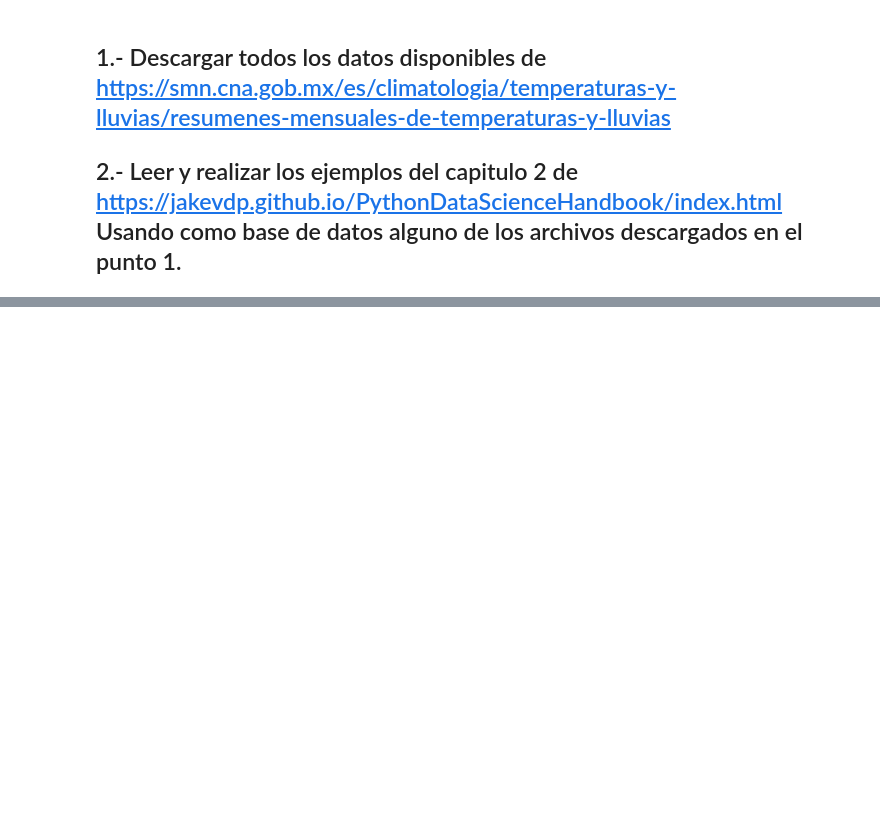
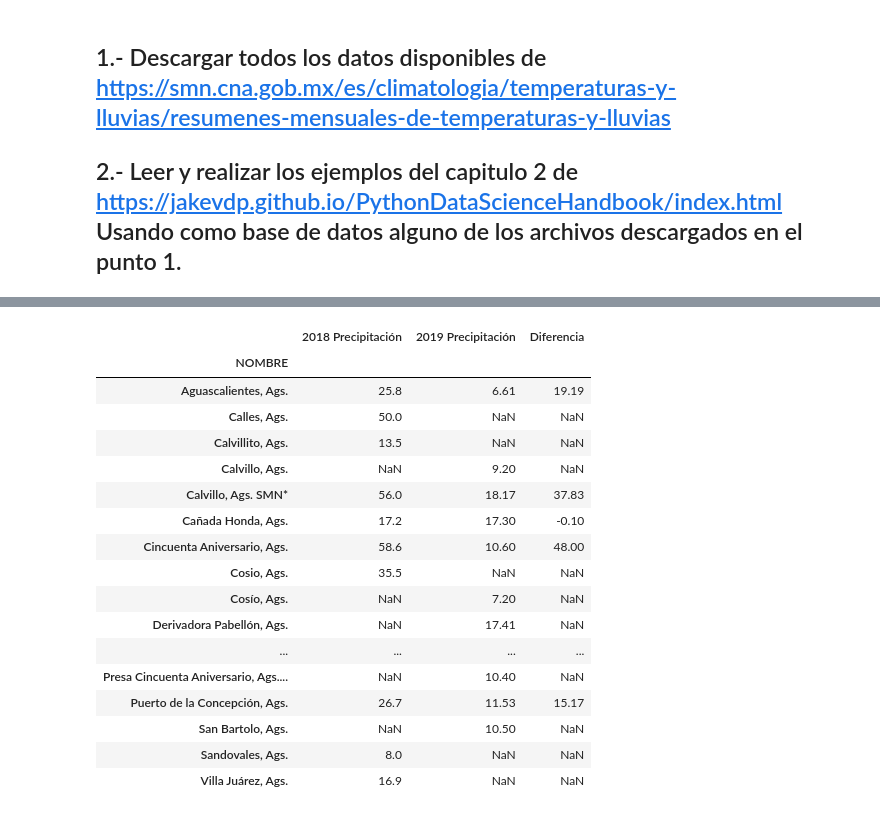
Before and after one commit to DCIDA2019/da2019-anaisabelotodo, a Jupyter notebook: Semana2/Tarea Semana 2/Tarea2.ipynb, the cells around one changed output, grey strips where cells are left out. Drawn from its saved outputs; the diff is of its cells as text; code cells hidden in the pictures; blank space fills up the shorter version.

```diff
--- a/Semana2/Tarea Semana 2/Tarea2.ipynb
+++ b/Semana2/Tarea Semana 2/Tarea2.ipynb
@@ -118,3 +118,13 @@ plt.plot(anios,manchas)
 # %% [markdown]
 ## 1.- Descargar todos los datos disponibles de https://smn.cna.gob.mx/es/climatologia/temperaturas-y-lluvias/resumenes-mensuales-de-temperaturas-y-lluvias
 ## 2.- Leer y realizar los ejemplos del  capitulo 2 de https://jakevdp.github.io/PythonDataScienceHandbook/index.html Usando como base de datos alguno de los archivos descargados en el punto 1.
+# %%
+temp_minima_2019 = pd.read_csv('tempmi2019.csv', usecols = (4,5), encoding='latin-1')
+temp_media_2019 = pd.read_csv('tempm2019.csv', usecols = (4,5), encoding='latin-1')
+temp_maxima_2019 = pd.read_csv('tempma2019.csv', usecols = (4,5), encoding='latin-1')
+lluvias_2019 = pd.read_csv('lluvia2019.csv', usecols = (4,5), encoding='latin-1')
+
+temp_minima_2018 = pd.read_csv('tempmi2018.csv',usecols = (4,5),encoding='latin-1')
+temp_media_2018 = pd.read_csv('tempm2018.csv',usecols = (4,5),encoding='latin-1')
+temp_maxima_2018 = pd.read_csv('tempma2018.csv',usecols = (4,5),encoding='latin-1')
+lluvias_2018 = pd.read_csv('lluvias2018.csv',usecols = (4,5),encoding='latin-1')
@@ -120,0 +465,8 @@ plt.plot(anios,manchas)
+# %%
+# DataFrames como conjuntos de varios Object series
+sr1 = pd.Series(lluvias_2018.ENE[0:20])
+sr1.index = [lluvias_2018.NOMBRE[0:20]]
+sr2 = pd.Series(lluvias_2019.ENE[0:20])
+sr2.index = [lluvias_2019.NOMBRE[0:20]]
+
+sr1, sr2
@@ -120,0 +491,4 @@ plt.plot(anios,manchas)
+# %%
+# Aquí está el data frame que une los dos object series lluvias_2018 y lluvias_2019
+data = pd.DataFrame({'2018 Precipitación':sr1, '2019 Precipitación':sr2})
+data
@@ -120,0 +535,23 @@ plt.plot(anios,manchas)
+# %%
+# Al último data frame podemos agregarle una nueva columna
+data['Diferencia'] = data['2018 Precipitación'] - data['2019 Precipitación']
+data
+# %% [output]
+|  | 2018 Precipitación | 2019 Precipitación | Diferencia |
+| NOMBRE |  |  |  |
+| Aguascalientes, Ags. | 25.8 | 6.61 | 19.19 |
+| Calles, Ags. | 50.0 | NaN | NaN |
+| Calvillito, Ags. | 13.5 | NaN | NaN |
+| Calvillo, Ags. | NaN | 9.20 | NaN |
+| Calvillo, Ags. SMN* | 56.0 | 18.17 | 37.83 |
+| Cañada Honda, Ags. | 17.2 | 17.30 | -0.10 |
+| Cincuenta Aniversario, Ags. | 58.6 | 10.60 | 48.00 |
+| Cosio, Ags. | 35.5 | NaN | NaN |
+| Cosío, Ags. | NaN | 7.20 | NaN |
+| Derivadora Pabellón, Ags. | NaN | 17.41 | NaN |
+| ... | ... | ... | ... |
+| Presa Cincuenta Aniversario, Ags.... | NaN | 10.40 | NaN |
+| Puerto de la Concepción, Ags. | 26.7 | 11.53 | 15.17 |
+| San Bartolo, Ags. | NaN | 10.50 | NaN |
+| Sandovales, Ags. | 8.0 | NaN | NaN |
+| Villa Juárez, Ags. | 16.9 | NaN | NaN |
```
Also changed, not shown: parts of 80 cells of this notebook, 12 other files.
